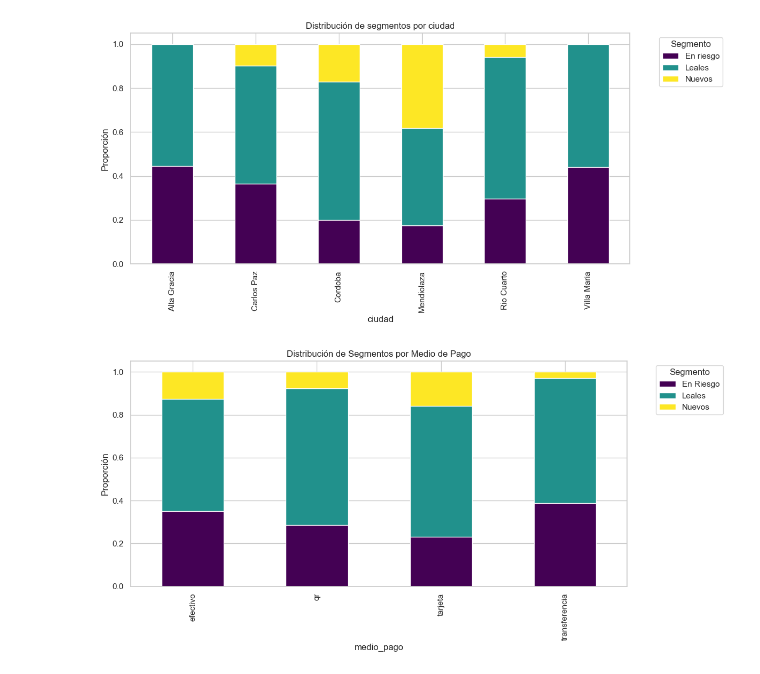
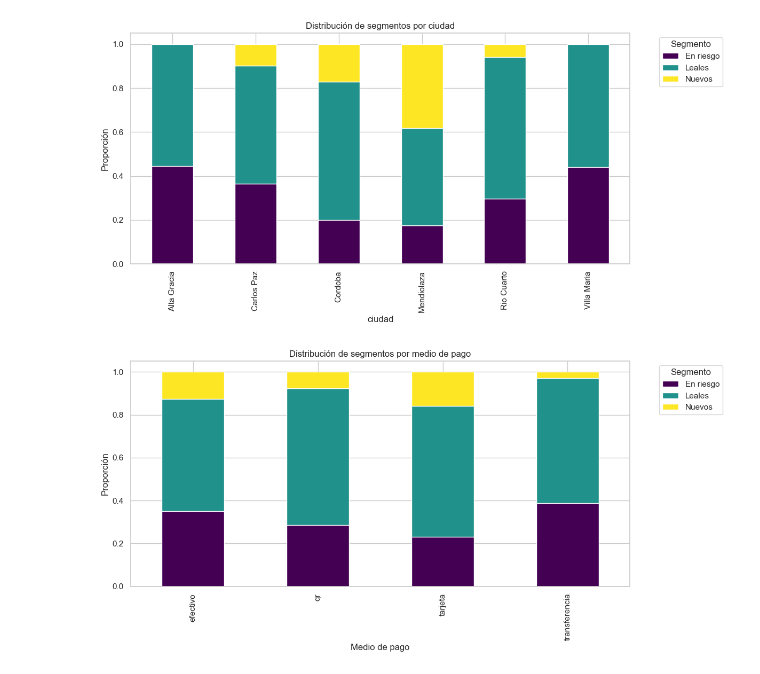
Before and after one commit to javdlg/analisis-ml-tienda-minorista, a Jupyter notebook: analisis-ml-tienda-minorista.ipynb, the cells around one changed output. Drawn from its saved outputs; the diff is of its cells as text; code cells hidden in the pictures.

```diff
--- a/analisis-ml-tienda-minorista.ipynb
+++ b/analisis-ml-tienda-minorista.ipynb
@@ -945,14 +957,15 @@ plt.show()
 # %% [output]
 [figure]
 # %%
-# Análisis por Medio de Pago
+# Análisis por medio de pago
 payment_segment = pd.crosstab(df_merged['medio_pago'], df_merged['Segmento'], normalize='index')
 
 payment_segment.plot(kind='bar', stacked=True, figsize=(12, 6), colormap='viridis')
-plt.title('Distribución de Segmentos por Medio de Pago')
+plt.title('Distribución de segmentos por medio de pago')
 plt.ylabel('Proporción')
+plt.xlabel('Medio de pago')
 plt.legend(title='Segmento', bbox_to_anchor=(1.05, 1), loc='upper left')
 plt.tight_layout()
 plt.show()
 # %% [output]
-[figure, old version]
+[figure, new version]
```
Also changed, not shown: parts of 8 cells of this notebook, 4 other files.
